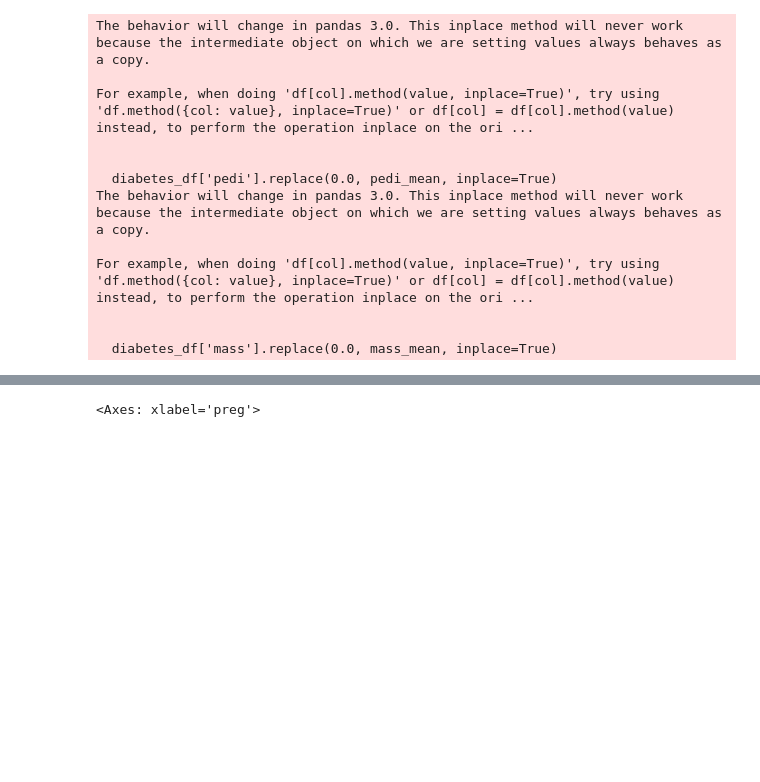
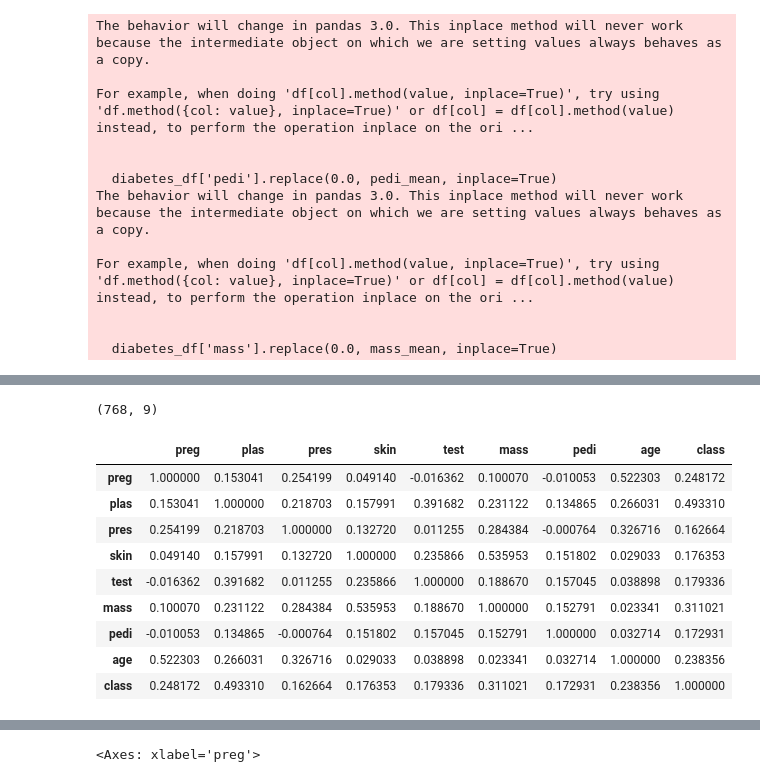
Before and after one commit to rahknov/CS103, a Jupyter notebook: Activity 2/data.ipynb, the cells around one changed output, grey strips where cells are left out. Drawn from its saved outputs; the diff is of its cells as text; code cells hidden in the pictures; blank space fills up the shorter version.

```diff
--- a/Activity 2/data.ipynb
+++ b/Activity 2/data.ipynb
@@ -153,3 +153,20 @@ diabetes_df.describe()
 | 50% | 4.000000 | 117.500000 | 72.000000 | 23.000000 | 80.000000 | 32.000000 | 0.375500 | 29.000000 | 0.000000 |
 | 75% | 6.000000 | 140.000000 | 80.000000 | 32.000000 | 127.250000 | 36.600000 | 0.626250 | 41.000000 | 1.000000 |
 | max | 17.000000 | 199.000000 | 122.000000 | 99.000000 | 846.000000 | 67.100000 | 2.420000 | 81.000000 | 1.000000 |
+# %%
+print(diabetes_df.shape)
+# %% [output]
+(768, 9)
+# %%
+diabetes_df.corr()
+# %% [output]
+|  | preg | plas | pres | skin | test | mass | pedi | age | class |
+| preg | 1.000000 | 0.153041 | 0.254199 | 0.049140 | -0.016362 | 0.100070 | -0.010053 | 0.522303 | 0.248172 |
+| plas | 0.153041 | 1.000000 | 0.218703 | 0.157991 | 0.391682 | 0.231122 | 0.134865 | 0.266031 | 0.493310 |
+| pres | 0.254199 | 0.218703 | 1.000000 | 0.132720 | 0.011255 | 0.284384 | -0.000764 | 0.326716 | 0.162664 |
+| skin | 0.049140 | 0.157991 | 0.132720 | 1.000000 | 0.235866 | 0.535953 | 0.151802 | 0.029033 | 0.176353 |
+| test | -0.016362 | 0.391682 | 0.011255 | 0.235866 | 1.000000 | 0.188670 | 0.157045 | 0.038898 | 0.179336 |
+| mass | 0.100070 | 0.231122 | 0.284384 | 0.535953 | 0.188670 | 1.000000 | 0.152791 | 0.023341 | 0.311021 |
+| pedi | -0.010053 | 0.134865 | -0.000764 | 0.151802 | 0.157045 | 0.152791 | 1.000000 | 0.032714 | 0.172931 |
+| age | 0.522303 | 0.266031 | 0.326716 | 0.029033 | 0.038898 | 0.023341 | 0.032714 | 1.000000 | 0.238356 |
+| class | 0.248172 | 0.493310 | 0.162664 | 0.176353 | 0.179336 | 0.311021 | 0.172931 | 0.238356 | 1.000000 |
```
Also changed, not shown: parts of 5 cells of this notebook, 1 other file.
